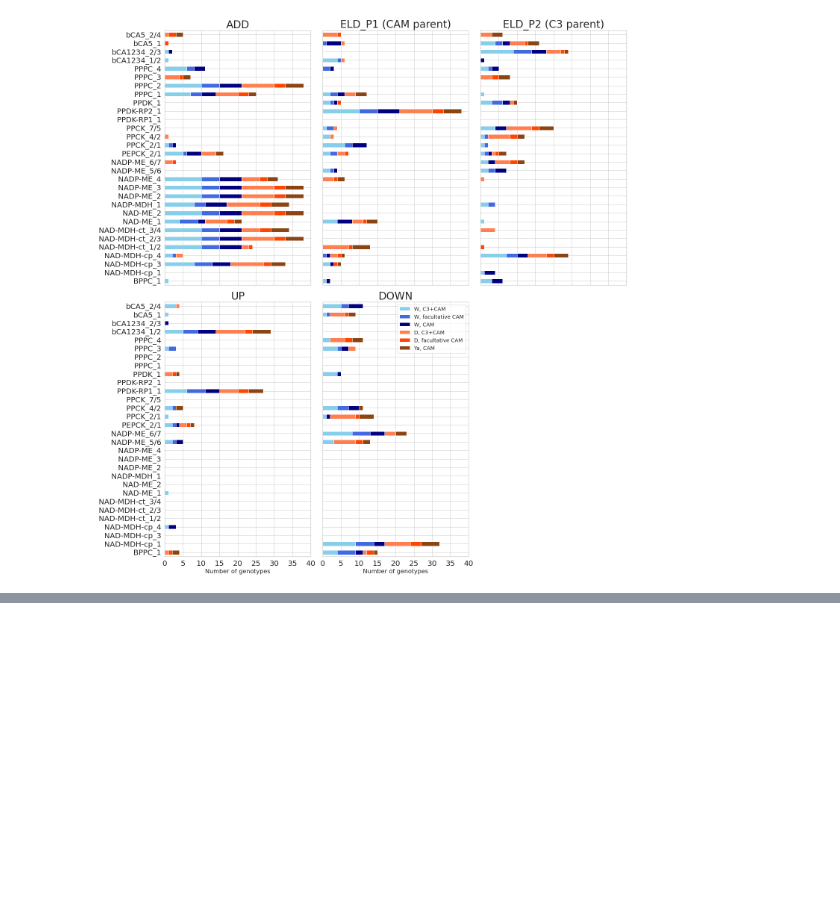
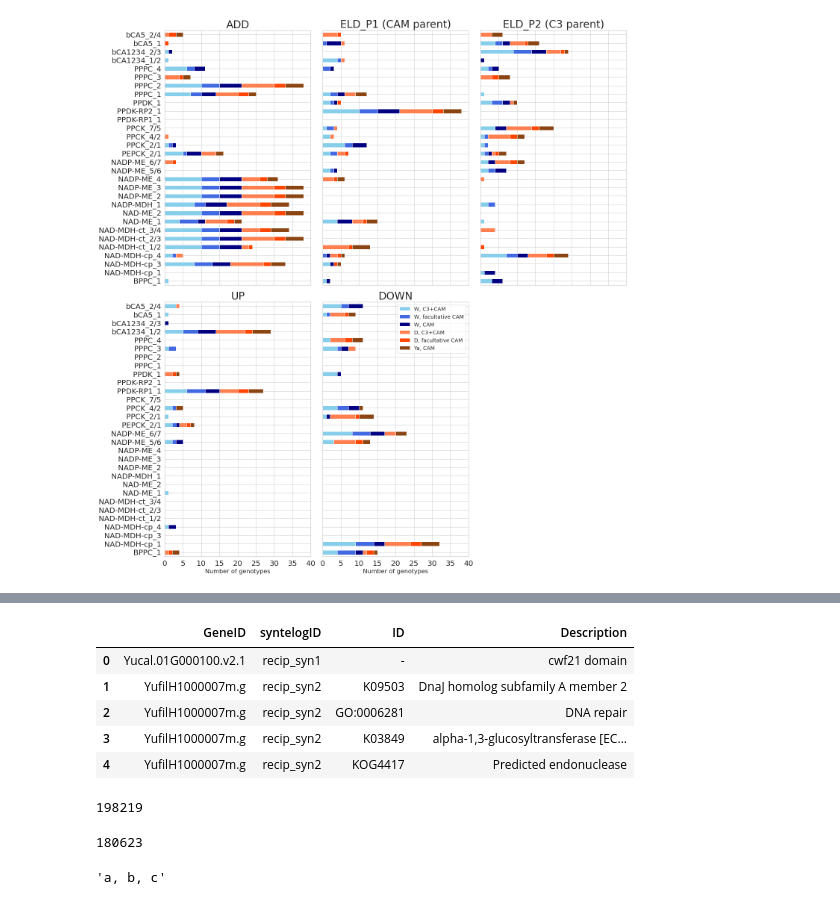
Before and after one commit to achpardo/yucca-genomics, a Jupyter notebook: differential_expression/expression_partitioning_downstream/remake_hybexp_figs.ipynb, the cells around one changed output, grey strips where cells are left out. Drawn from its saved outputs; the diff is of its cells as text; code cells hidden in the pictures; blank space fills up the shorter version.

```diff
--- a/differential_expression/expression_partitioning_downstream/remake_hybexp_figs.ipynb
+++ b/differential_expression/expression_partitioning_downstream/remake_hybexp_figs.ipynb
@@ -414,0 +417,4 @@ cr.to_csv("./camgenes_in_hybexp_results_withphys.txt",sep="\t",header=True,index
+# %%
+# load Yg gene annotation (gene names/functions)
+ygannot = pd.read_csv("/home/leviathan22/yucca-genomics/masigpro/Ya_Yfv3H1_gene_functions.txt",sep="\t",header="infer")
+ygannot.head()
@@ -414,0 +443,26 @@ cr.to_csv("./camgenes_in_hybexp_results_withphys.txt",sep="\t",header=True,index
+# %%
+# add syntelog info to ygannot
+ygannot = syn.merge(ygannot)
+ygannot.head()
+# %% [output]
+|  | GeneID | syntelogID | ID | Description |
+| 0 | Yucal.01G000100.v2.1 | recip_syn1 | - | cwf21 domain |
+| 1 | YufilH1000007m.g | recip_syn2 | K09503 | DnaJ homolog subfamily A member 2 |
+| 2 | YufilH1000007m.g | recip_syn2 | GO:0006281 | DNA repair |
+| 3 | YufilH1000007m.g | recip_syn2 | K03849 | alpha-1,3-glucosyltransferase [EC... |
+| 4 | YufilH1000007m.g | recip_syn2 | KOG4417 | Predicted endonuclease |
+# %%
+len(ygannot.index)
+# %% [output]
+198219
+# %%
+# set up such that there is one row per gene (for Yf genes in particular)
+ygannot = ygannot[["GeneID","syntelogID","Description"]].drop_duplicates()
+len(ygannot.index)
+# %% [output]
+180623
+# %%
+x = "a, b, c, "
+x.rstrip(", ")
+# %% [output]
+'a, b, c'
```
Also changed, not shown: parts of 23 cells of this notebook, 19 other files.
